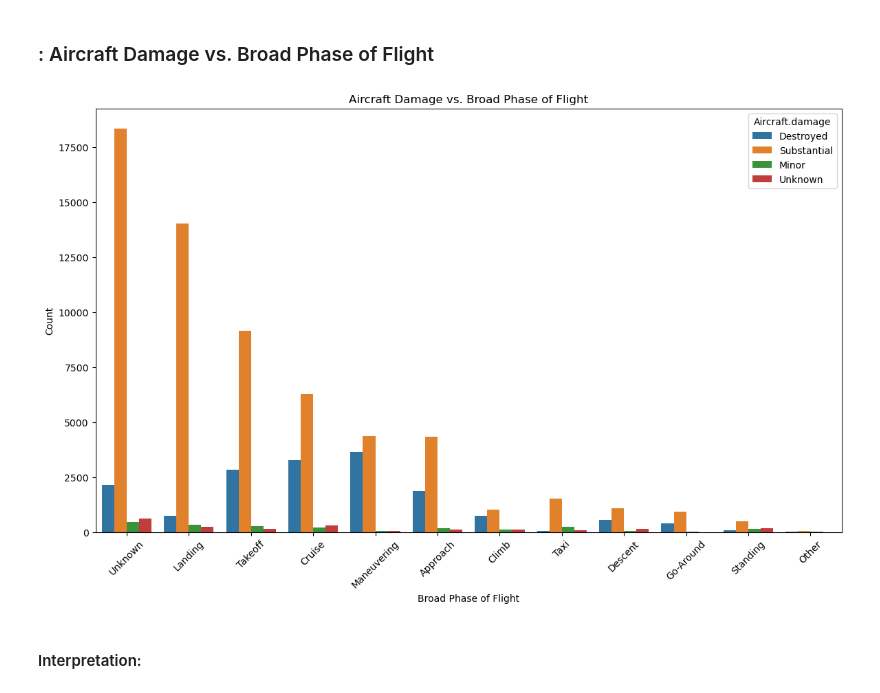
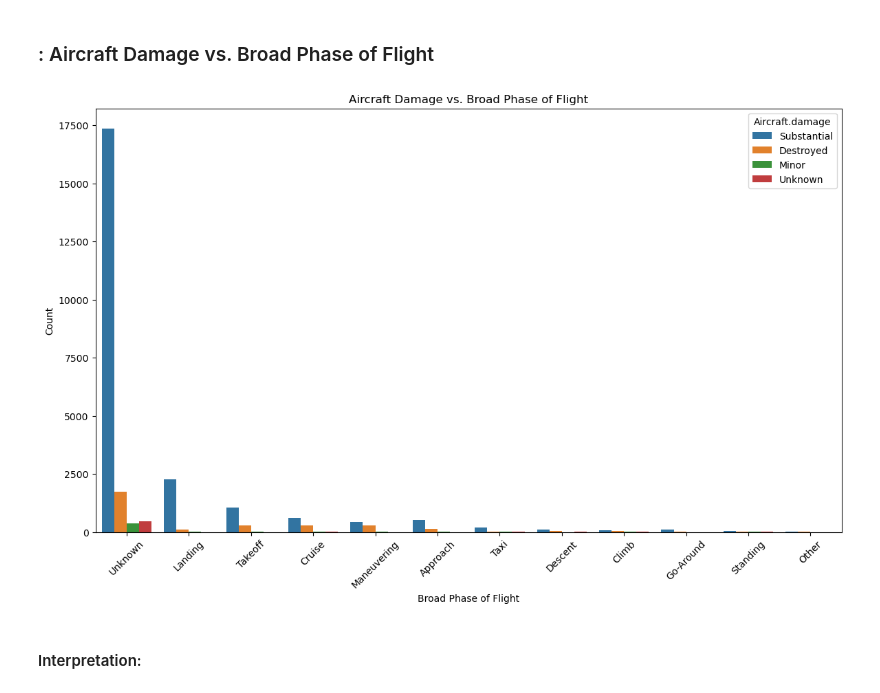
Before and after one commit to BrianGithinji-BMG/First-Project, a Jupyter notebook: project.ipynb, the cells around one changed output. Drawn from its saved outputs; the diff is of its cells as text; code cells hidden in the pictures.

```diff
--- a/project.ipynb
+++ b/project.ipynb
@@ -542,3 +593,8 @@ Airplanes seem to be the most type of category in our dataset.
+# %%
+# Load the cleaned dataset
+df_cleaned = pd.read_csv('processed_aviation_data.csv')
+# Filter for airplanes and helicopters
+df_filtered = df_cleaned[df_cleaned['Aircraft.Category'].isin(['Airplane', 'Helicopter'])]
 # %% [markdown]
 ### : Distribution of Makes
 # %%
@@ -597,15 +657,15 @@ It seems most of Accidents happen in Carlifonia and the least accidents are in V
 # %%
 # Plot aircraft damage vs. broad phase of flight
 fig, ax = plt.subplots(figsize=(14, 8))
-order = df_USA['Broad.phase.of.flight'].value_counts().index
-sns.countplot(data=df_USA, x='Broad.phase.of.flight', hue='Aircraft.damage', order=order, ax=ax)
+order = df_filtered['Broad.phase.of.flight'].value_counts().index
+sns.countplot(data=df_filtered, x='Broad.phase.of.flight', hue='Aircraft.damage', order=order, ax=ax)
 ax.set_title('Aircraft Damage vs. Broad Phase of Flight')
 ax.set_xlabel('Broad Phase of Flight')
 ax.set_ylabel('Count')
 plt.xticks(rotation=45)
 plt.show()
 # %% [output]
-[figure, old version]
+[figure, new version]
 # %% [markdown]
 #### Interpretation:
 # %% [markdown]
```
Also changed, not shown: parts of 57 cells of this notebook.
